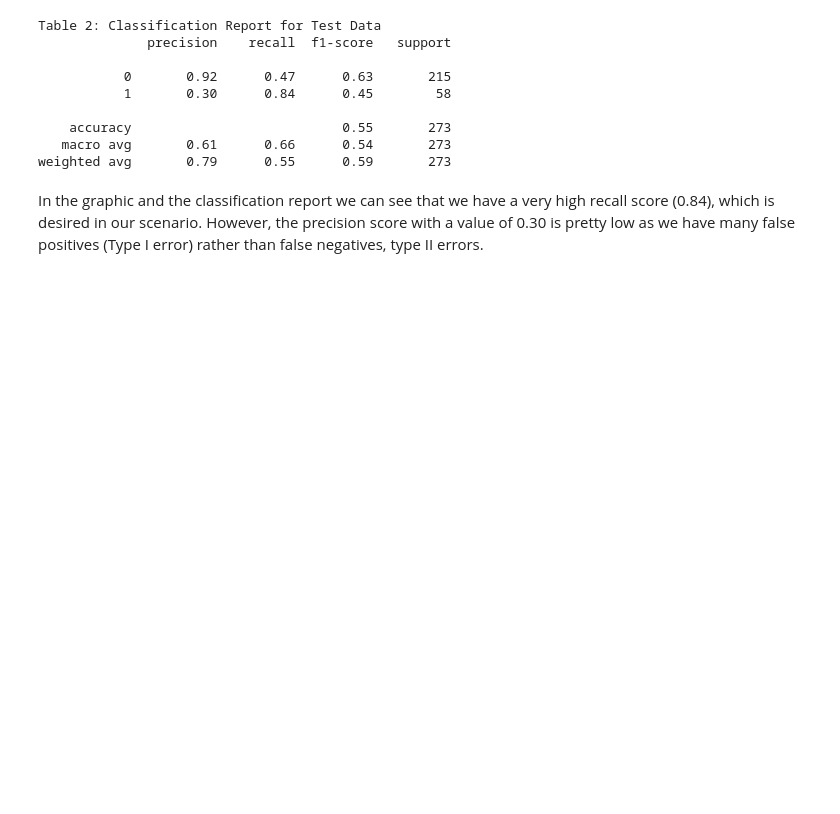
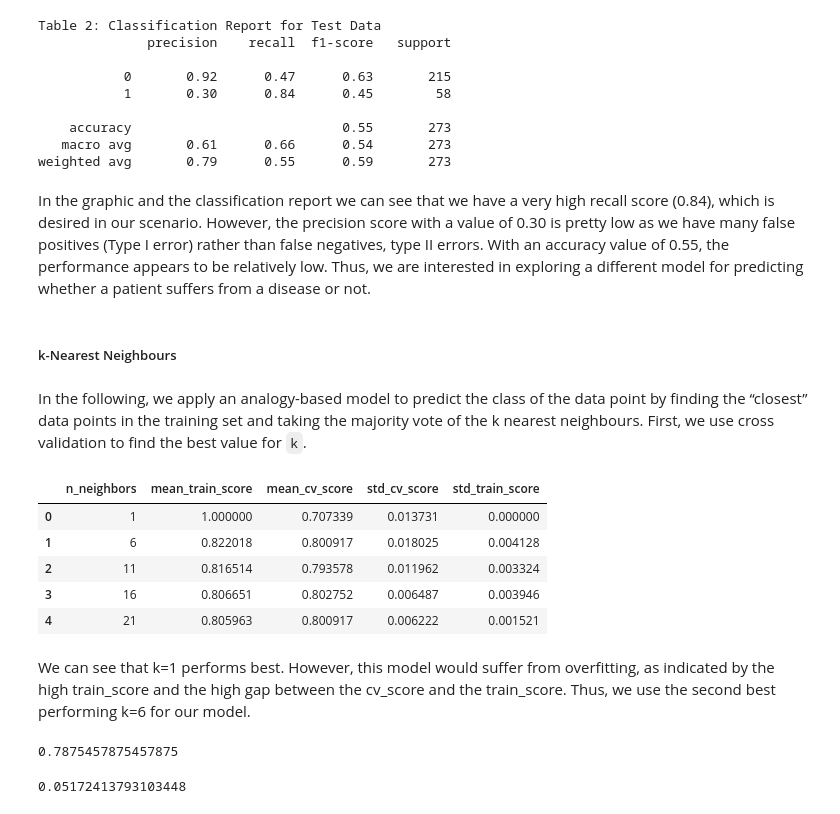
Before and after one commit to UBC-MDS/CardioPredict, a Jupyter notebook: heart_analyis_model.ipynb, the cells around one changed output. Drawn from its saved outputs; the diff is of its cells as text; code cells hidden in the pictures; blank space fills up the shorter version.

```diff
--- a/heart_analyis_model.ipynb
+++ b/heart_analyis_model.ipynb
@@ -169,4 +190,52 @@ Table 2: Classification Report for Test Data
    macro avg       0.61      0.66      0.54       273
 weighted avg       0.79      0.55      0.59       273
 # %% [markdown]
-In the graphic and the classification report we can see that we have a very high recall score (0.84), which is desired in our scenario. However, the precision score with a value of 0.30 is pretty low as we have many false positives (Type I error) rather than false negatives, type II errors.
+In the graphic and the classification report we can see that we have a very high recall score (0.84), which is desired in our scenario. However, the precision score with a value of 0.30 is pretty low as we have many false positives (Type I error) rather than false negatives, type II errors. With an accuracy value of 0.55, the performance appears to be relatively low. Thus, we are interested in exploring a different model for predicting whether a patient suffers from a disease or not.
+# %% [markdown]
+##### k-Nearest Neighbours
+# %% [markdown]
+In the following, we apply an analogy-based model to predict the class of the data point by finding the “closest” data points in the training set and taking the majority vote of the k nearest neighbours. First, we use cross validation to find the best value for `k`.
+# %%
+results_dict = {
+    "n_neighbors": [],
+    "mean_train_score": [],
+    "mean_cv_score": [],
+    "std_cv_score": [],
+    "std_train_score": [],
+}
+param_grid = {"n_neighbors": np.arange(1, 50, 5)}
+
+for k in param_grid["n_neighbors"]:
+    knn = KNeighborsClassifier(n_neighbors=k)
+    pipe = make_pipeline(preprocessor, knn)
+    scores = cross_validate(pipe, X_train, y_train, return_train_score=True)
+    results_dict["n_neighbors"].append(k)
+
+    results_dict["mean_cv_score"].append(np.mean(scores["test_score"]))
+    results_dict["mean_train_score"].append(np.mean(scores["train_score"]))
+    results_dict["std_cv_score"].append(scores["test_score"].std())
+    results_dict["std_train_score"].append(scores["train_score"].std())
+
+results_df = pd.DataFrame(results_dict)
+# %%
+results_df.head(5)
+# %% [output]
+|  | n_neighbors | mean_train_score | mean_cv_score | std_cv_score | std_train_score |
+| 0 | 1 | 1.000000 | 0.707339 | 0.013731 | 0.000000 |
+| 1 | 6 | 0.822018 | 0.800917 | 0.018025 | 0.004128 |
+| 2 | 11 | 0.816514 | 0.793578 | 0.011962 | 0.003324 |
+| 3 | 16 | 0.806651 | 0.802752 | 0.006487 | 0.003946 |
+| 4 | 21 | 0.805963 | 0.800917 | 0.006222 | 0.001521 |
+# %% [markdown]
+We can see that k=1 performs best. However, this model would suffer from overfitting, as indicated by the high train_score and the high gap between the cv_score and the train_score. Thus, we use the second best performing k=6 for our model.
+# %%
+#Create pipeline
+pipe_knn = make_pipeline(preprocessor, KNeighborsClassifier(n_neighbors=6))
+pipe_knn.fit(X_train, y_train)
+pipe_knn.score(X_test,y_test)
+# %% [output]
+0.7875457875457875
+# %%
+recall_score(y_test, pipe_knn.predict(X_test), pos_label=1)
+# %% [output]
+0.05172413793103448
```
Also changed, not shown: parts of 14 cells of this notebook, 1 other file.
